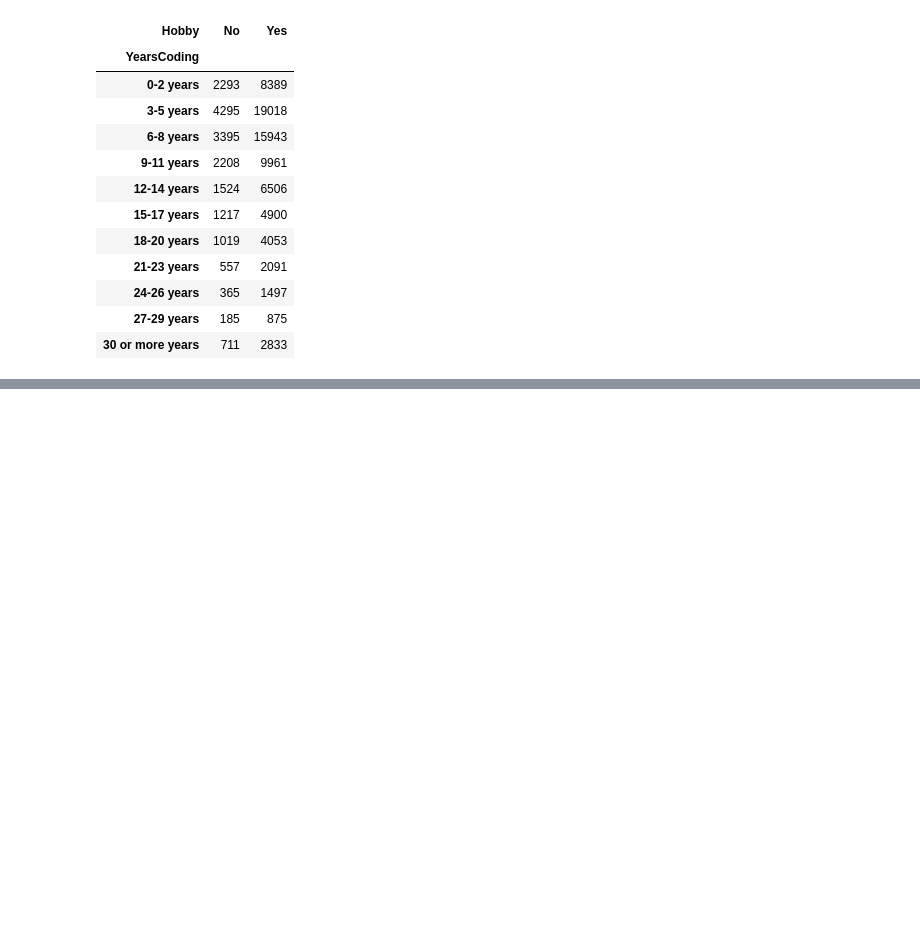
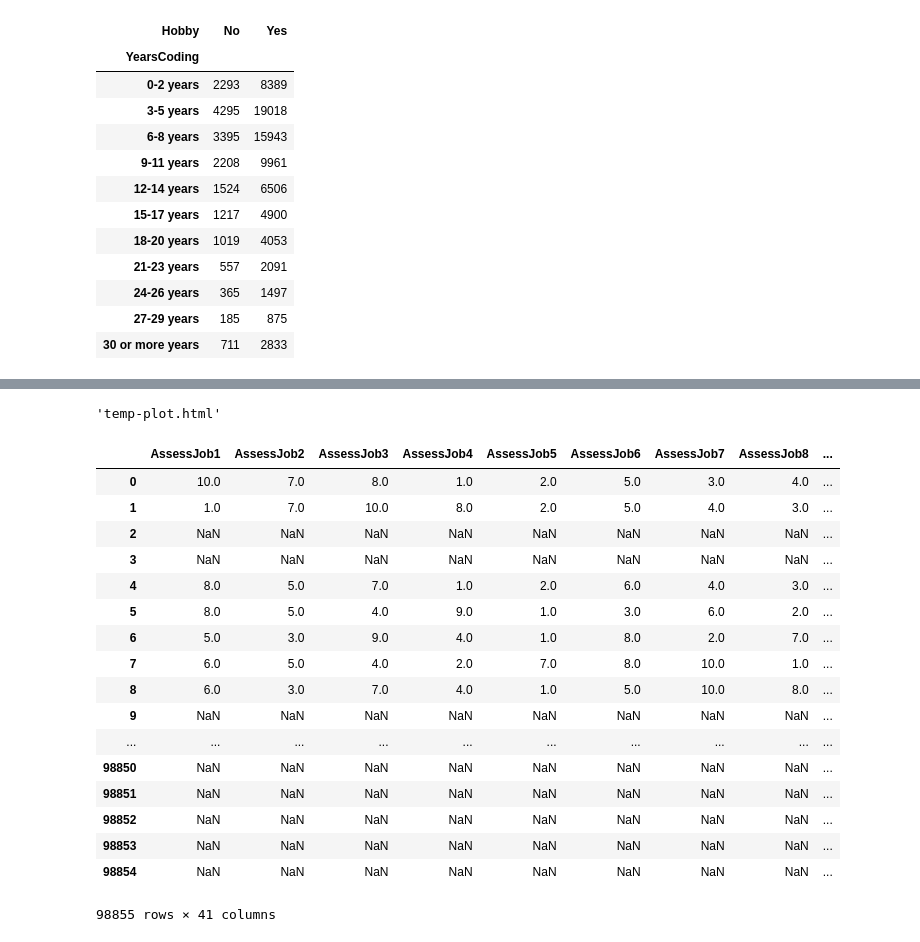
Before and after one commit to itosho/jenga-book, a Jupyter notebook: stackoverflow/analytics.ipynb, the cells around one changed output, grey strips where cells are left out. Cells and saved outputs as stored; diff of their text form; code cells hidden in the pictures; blank space fills up the shorter version.

```diff
--- a/stackoverflow/analytics.ipynb
+++ b/stackoverflow/analytics.ipynb
@@ -165,0 +171,39 @@ hobby_years_coding_count
+# %%
+plotly_data = [
+    plotly.graph_objs.Bar(
+        x=hobby_years_coding_count.index,
+        y=hobby_years_coding_count['Yes'] / sum(hobby_years_coding_count['Yes']),
+    name='Yes'),
+    plotly.graph_objs.Bar(
+        x=hobby_years_coding_count.index,
+        y=hobby_years_coding_count['No'] / sum(hobby_years_coding_count['No']),
+    name='No'),
+]
+layout = plotly.graph_objs.Layout(width=700, height=400)
+fig = plotly.graph_objs.Figure(data=plotly_data, layout=layout)
+plotly.offline.plot(fig)
+# %% [output]
+'temp-plot.html'
+# %%
+from sklearn.preprocessing import StandardScaler
+float_columns = [name for ftype, name in zip(df.ftypes, df.ftypes.index) if ftype.find('float64') == 0]
+df[float_columns]
+# %% [output]
+|  | AssessJob1 | AssessJob2 | AssessJob3 | AssessJob4 | AssessJob5 | AssessJob6 | AssessJob7 | AssessJob8 | ... |
+| 0 | 10.0 | 7.0 | 8.0 | 1.0 | 2.0 | 5.0 | 3.0 | 4.0 | ... |
+| 1 | 1.0 | 7.0 | 10.0 | 8.0 | 2.0 | 5.0 | 4.0 | 3.0 | ... |
+| 2 | NaN | NaN | NaN | NaN | NaN | NaN | NaN | NaN | ... |
+| 3 | NaN | NaN | NaN | NaN | NaN | NaN | NaN | NaN | ... |
+| 4 | 8.0 | 5.0 | 7.0 | 1.0 | 2.0 | 6.0 | 4.0 | 3.0 | ... |
+| 5 | 8.0 | 5.0 | 4.0 | 9.0 | 1.0 | 3.0 | 6.0 | 2.0 | ... |
+| 6 | 5.0 | 3.0 | 9.0 | 4.0 | 1.0 | 8.0 | 2.0 | 7.0 | ... |
+| 7 | 6.0 | 5.0 | 4.0 | 2.0 | 7.0 | 8.0 | 10.0 | 1.0 | ... |
+| 8 | 6.0 | 3.0 | 7.0 | 4.0 | 1.0 | 5.0 | 10.0 | 8.0 | ... |
+| 9 | NaN | NaN | NaN | NaN | NaN | NaN | NaN | NaN | ... |
+| ... | ... | ... | ... | ... | ... | ... | ... | ... | ... |
+| 98850 | NaN | NaN | NaN | NaN | NaN | NaN | NaN | NaN | ... |
+| 98851 | NaN | NaN | NaN | NaN | NaN | NaN | NaN | NaN | ... |
+| 98852 | NaN | NaN | NaN | NaN | NaN | NaN | NaN | NaN | ... |
+| 98853 | NaN | NaN | NaN | NaN | NaN | NaN | NaN | NaN | ... |
+| 98854 | NaN | NaN | NaN | NaN | NaN | NaN | NaN | NaN | ... |
+98855 rows × 41 columns
```
Also changed, not shown: parts of 6 cells of this notebook, 3 other files.
